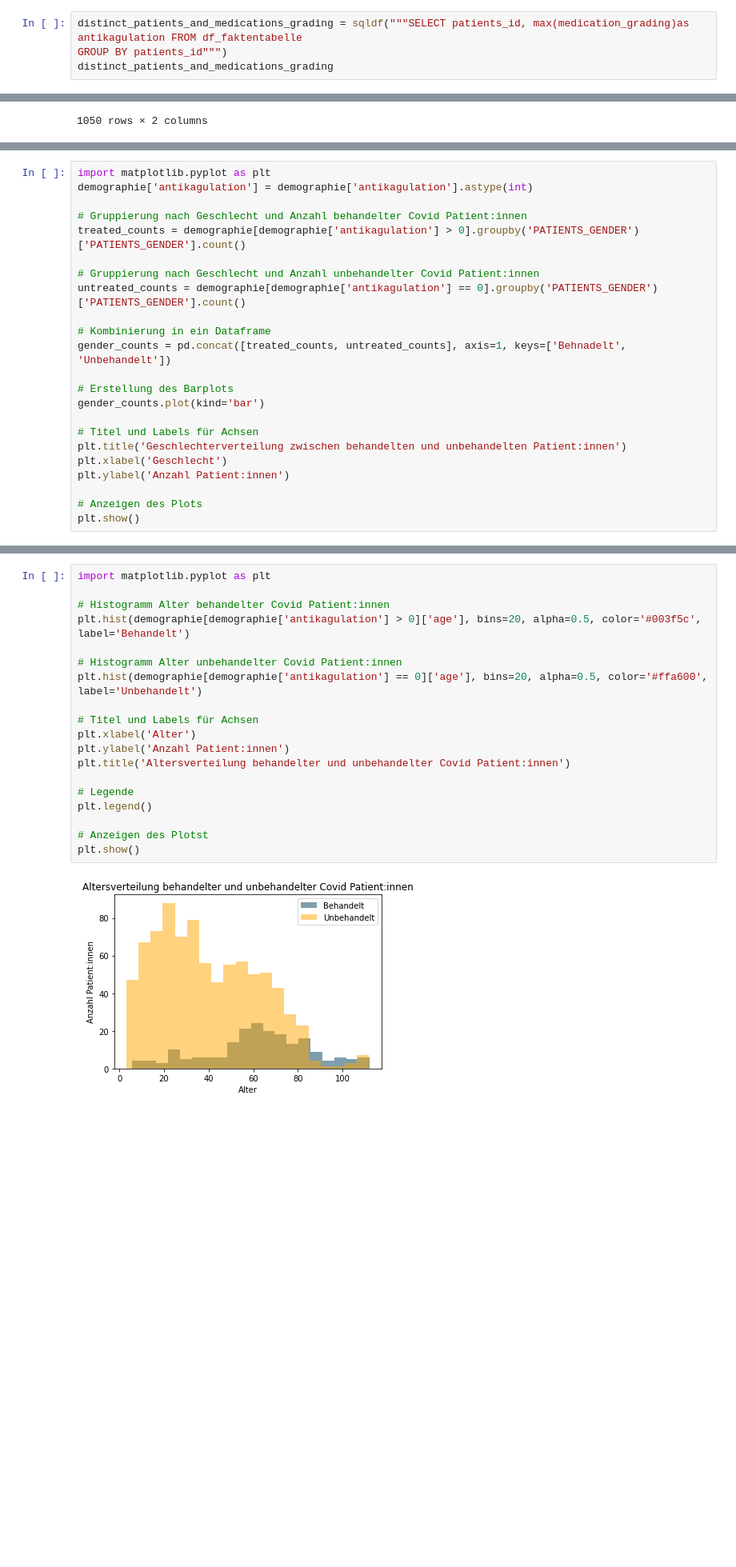
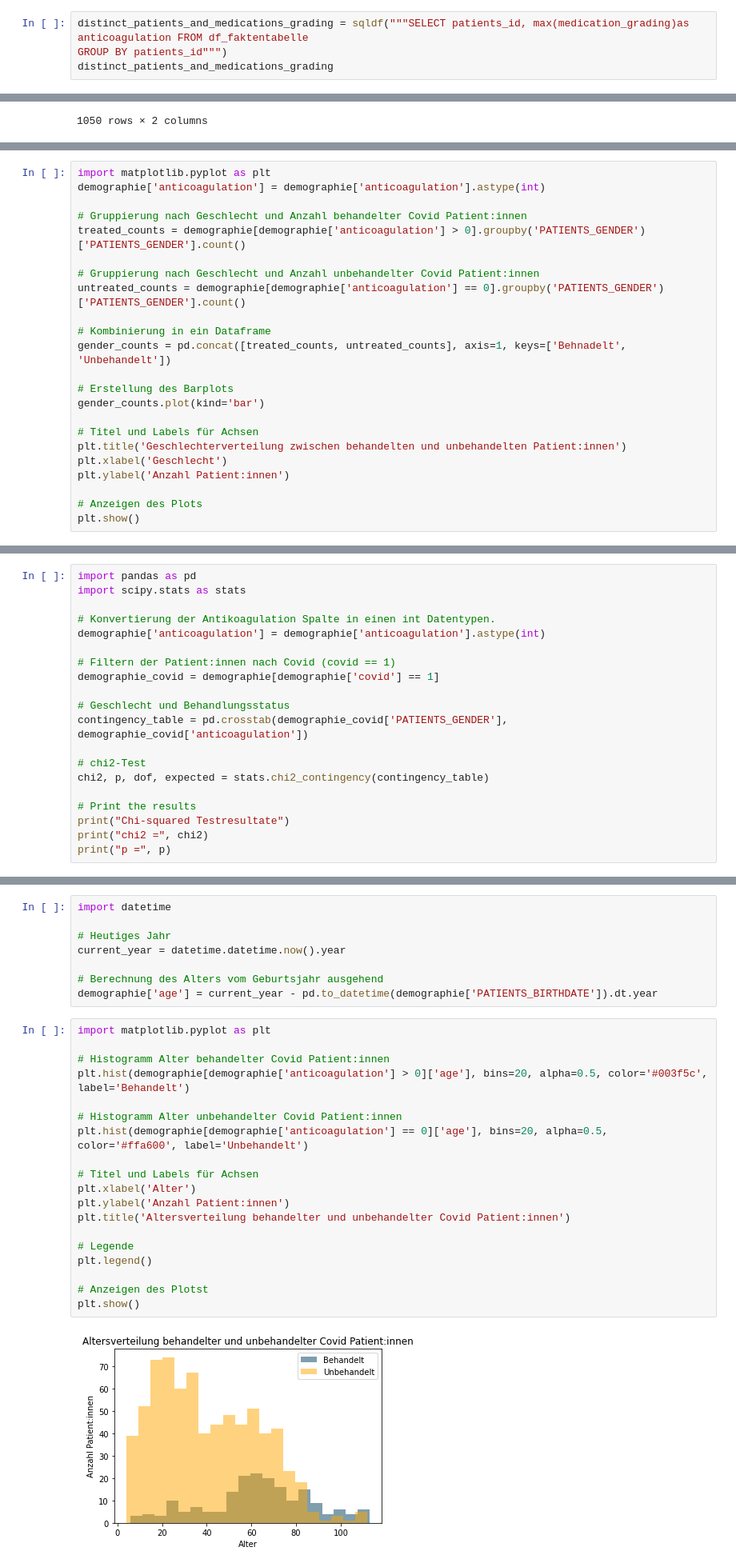
Before and after one commit to Fuenfgeld/DMA2023TeamB, a Jupyter notebook: Auswertung_DWH.ipynb, the cells around one changed output, grey strips where cells are left out. Shown: that part at 80% size. Saved outputs shown, nothing was run; the diff lists cells and outputs as text; blank space fills up the shorter version.

```diff
--- a/Auswertung_DWH.ipynb
+++ b/Auswertung_DWH.ipynb
@@ -218,7 +214,7 @@ distinct_patients_and_course_of_desease
 # %% [markdown]
 Im Nachfolgenden betrachten wir Patient:innen, sowie deren Medikationsgrading.
 # %%
-distinct_patients_and_medications_grading = sqldf("""SELECT patients_id, max(medication_grading)as antikagulation FROM df_faktentabelle
+distinct_patients_and_medications_grading = sqldf("""SELECT patients_id, max(medication_grading)as anticoagulation FROM df_faktentabelle
 GROUP BY patients_id""")
 distinct_patients_and_medications_grading
 # %% [output]
@@ -346,13 +370,13 @@ df_patients = pd.read_sql_query("SELECT * FROM d_patients", dwh_conn)
 demographie = pd.merge(PMG, df_patients[['PATIENTS_ID', 'PATIENTS_GENDER', 'PATIENTS_DEATHDATE', 'PATIENTS_BIRTHDATE']], left_on='patients_ID', right_on='PATIENTS_ID')
 # %%
 import matplotlib.pyplot as plt
-demographie['antikagulation'] = demographie['antikagulation'].astype(int)
+demographie['anticoagulation'] = demographie['anticoagulation'].astype(int)
 
 # Gruppierung nach Geschlecht und Anzahl behandelter Covid Patient:innen
-treated_counts = demographie[demographie['antikagulation'] > 0].groupby('PATIENTS_GENDER')['PATIENTS_GENDER'].count()
+treated_counts = demographie[demographie['anticoagulation'] > 0].groupby('PATIENTS_GENDER')['PATIENTS_GENDER'].count()
 
 # Gruppierung nach Geschlecht und Anzahl unbehandelter Covid Patient:innen
-untreated_counts = demographie[demographie['antikagulation'] == 0].groupby('PATIENTS_GENDER')['PATIENTS_GENDER'].count()
+untreated_counts = demographie[demographie['anticoagulation'] == 0].groupby('PATIENTS_GENDER')['PATIENTS_GENDER'].count()
 
 # Kombinierung in ein Dataframe
 gender_counts = pd.concat([treated_counts, untreated_counts], axis=1, keys=['Behnadelt', 'Unbehandelt'])
@@ -371,0 +409,20 @@ plt.show()
+# %%
+import pandas as pd
+import scipy.stats as stats
+
+# Konvertierung der Antikoagulation Spalte in einen int Datentypen.
+demographie['anticoagulation'] = demographie['anticoagulation'].astype(int)
+
+# Filtern der Patient:innen nach Covid (covid == 1)
+demographie_covid = demographie[demographie['covid'] == 1]
+
+# Geschlecht und Behandlungsstatus
+contingency_table = pd.crosstab(demographie_covid['PATIENTS_GENDER'], demographie_covid['anticoagulation'])
+
+# chi2-Test
+chi2, p, dof, expected = stats.chi2_contingency(contingency_table)
+
+# Print the results
+print("Chi-squared Testresultate")
+print("chi2 =", chi2)
+print("p =", p)
@@ -374,24 +437,32 @@ Die Geschlechterverteilung zwischen behandelten und unbehandelten Patient:innen
+# %%
+import datetime
+
+# Heutiges Jahr
+current_year = datetime.datetime.now().year
+
+# Berechnung des Alters vom Geburtsjahr ausgehend
+demographie['age'] = current_year - pd.to_datetime(demographie['PATIENTS_BIRTHDATE']).dt.year
 # %%
 import matplotlib.pyplot as plt
 
 # Histogramm Alter behandelter Covid Patient:innen
-plt.hist(demographie[demographie['antikagulation'] > 0]['age'], bins=20, alpha=0.5, color='#003f5c', label='Behandelt')
+plt.hist(demographie[demographie['anticoagulation'] > 0]['age'], bins=20, alpha=0.5, color='#003f5c', label='Behandelt')
 
 # Histogramm Alter unbehandelter Covid Patient:innen
-plt.hist(demographie[demographie['antikagulation'] == 0]['age'], bins=20, alpha=0.5, color='#ffa600', label='Unbehandelt')
+plt.hist(demographie[demographie['anticoagulation'] == 0]['age'], bins=20, alpha=0.5, color='#ffa600', label='Unbehandelt')
 
 # Titel und Labels für Achsen
 plt.xlabel('Alter')
 plt.ylabel('Anzahl Patient:innen')
 plt.title('Altersverteilung behandelter und unbehandelter Covid Patient:innen')
 
 # Legende
 plt.legend()
 
 # Anzeigen des Plotst
 plt.show()
 # %% [output]
-[figure, old version]
+[figure, new version]
 # %%
 from scipy.stats import ttest_ind
 
```
Also changed, not shown: parts of 21 cells of this notebook.
